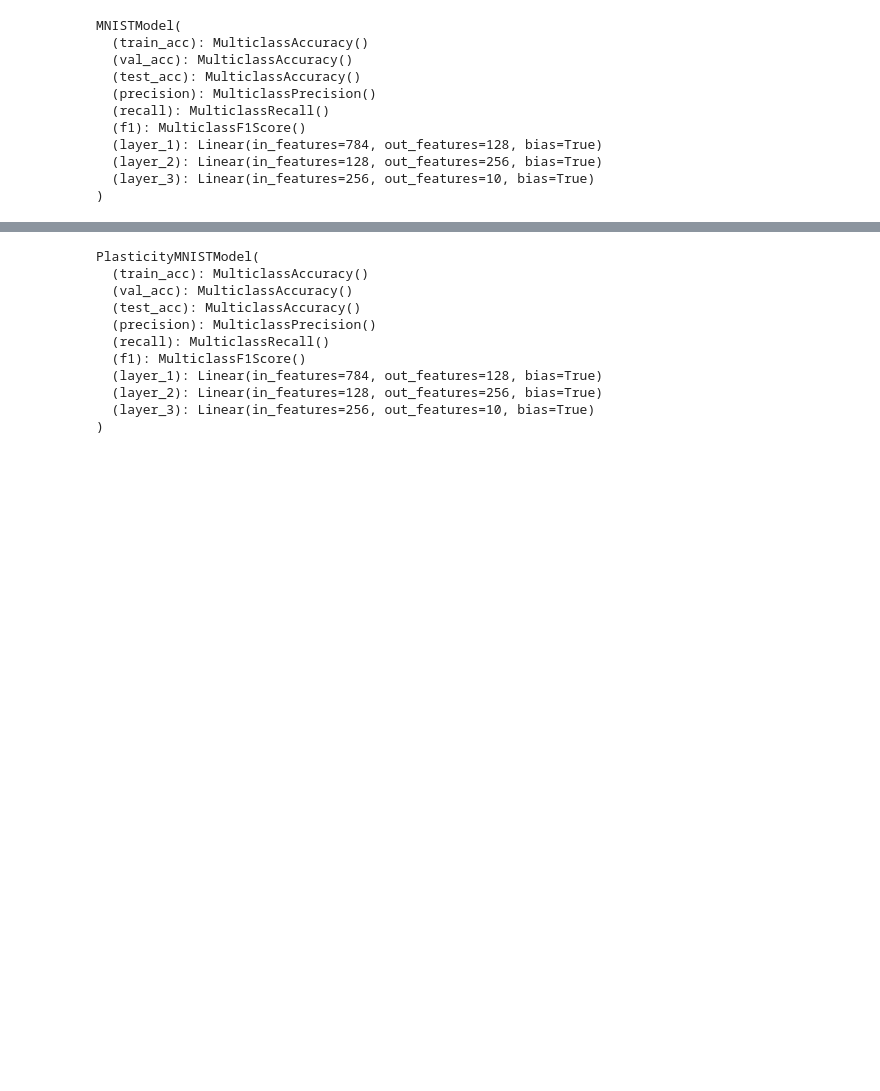
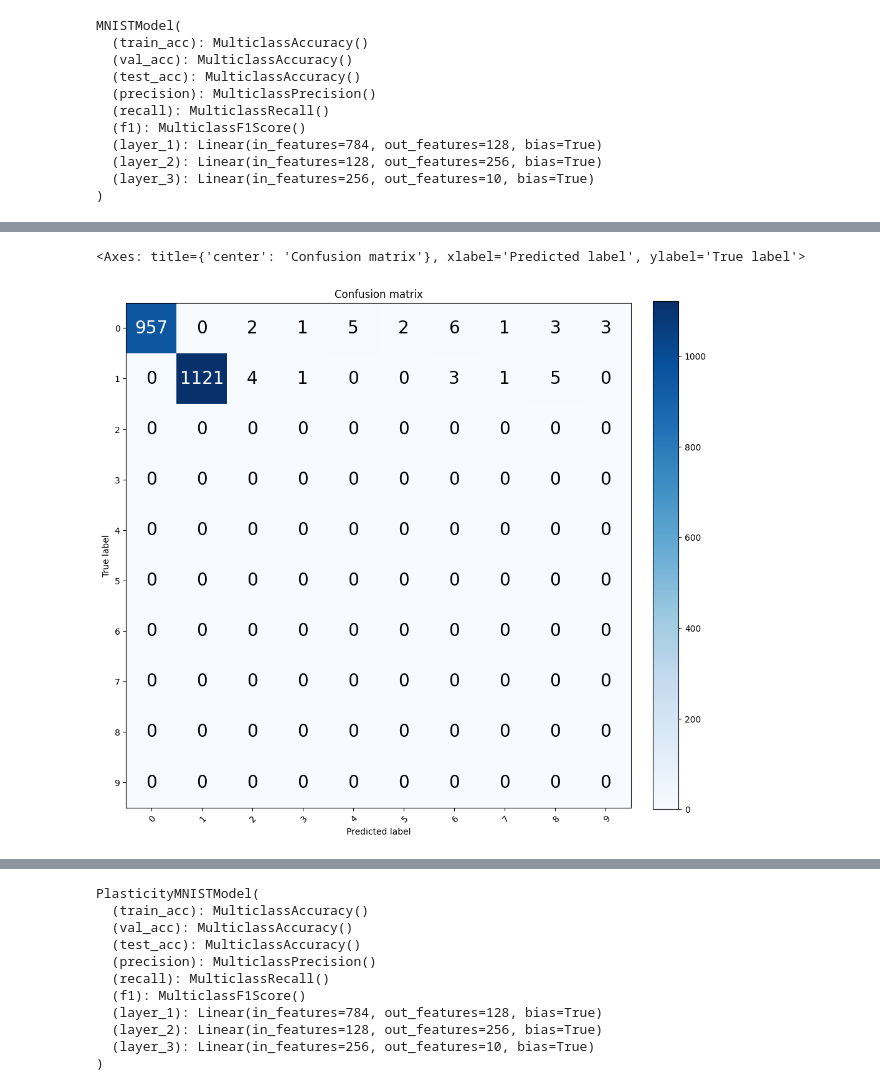
Before and after one commit to miguel-kjh/ExAI, a Jupyter notebook: experiments/neuronal_plasticity.ipynb, the cells around one changed output, grey strips where cells are left out. Cells and saved outputs as stored; diff of their text form; code cells hidden in the pictures; blank space fills up the shorter version.

```diff
--- a/experiments/neuronal_plasticity.ipynb
+++ b/experiments/neuronal_plasticity.ipynb
@@ -73,3 +71,18 @@ c:\code\ExAI\exai\lib\site-packages\pytorch_lightning\trainer\connectors\data_co
+# %%
+# get predictions
+y_true = []
+y_pred = []
+for batch in test_loader_filtered:
+    x, y = batch
+    y_true += y.tolist()
+    y_pred += model(x).argmax(dim=1).tolist()
+
+# plot confusion matrix
+classes = ['0', '1']
+plot_confusion_matrix(y_true, y_pred, classes, normalize=False, title='Confusion matrix')
+# %% [output]
+<Axes: title={'center': 'Confusion matrix'}, xlabel='Predicted label', ylabel='True label'>
+[figure, added]
 # %%
 df = pd.read_csv("activations/activations_minist_model.csv")
 df.head()
```
Also changed, not shown: parts of 22 cells of this notebook, 8 other files.
